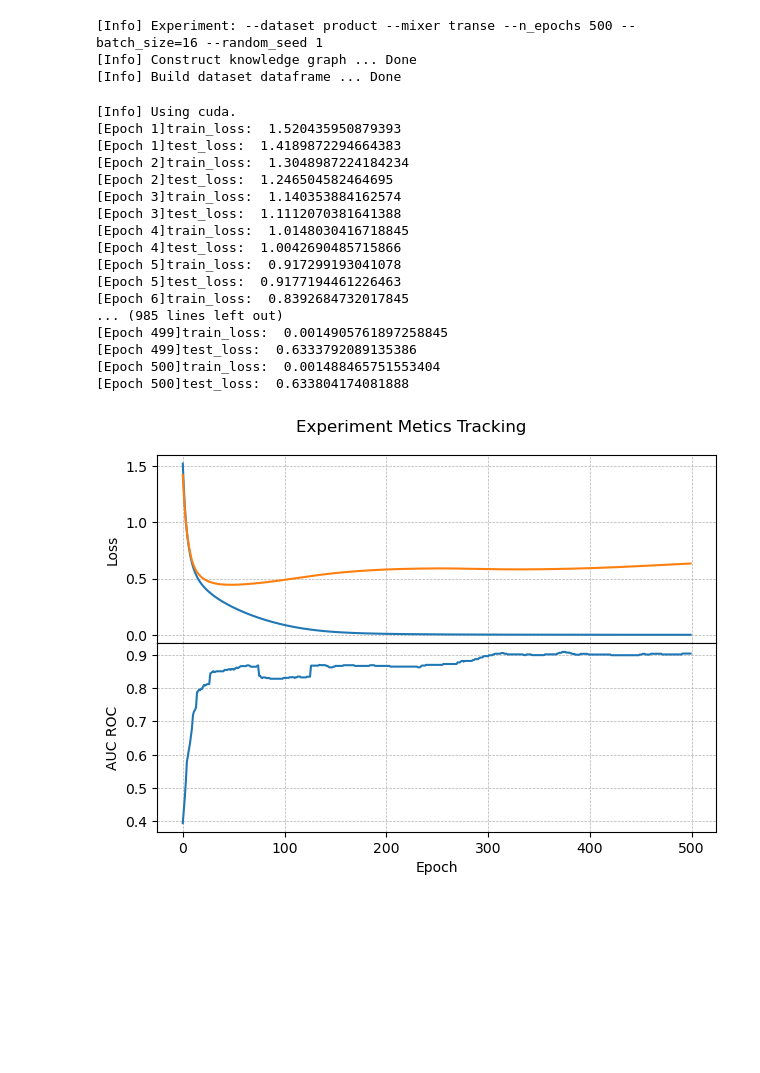
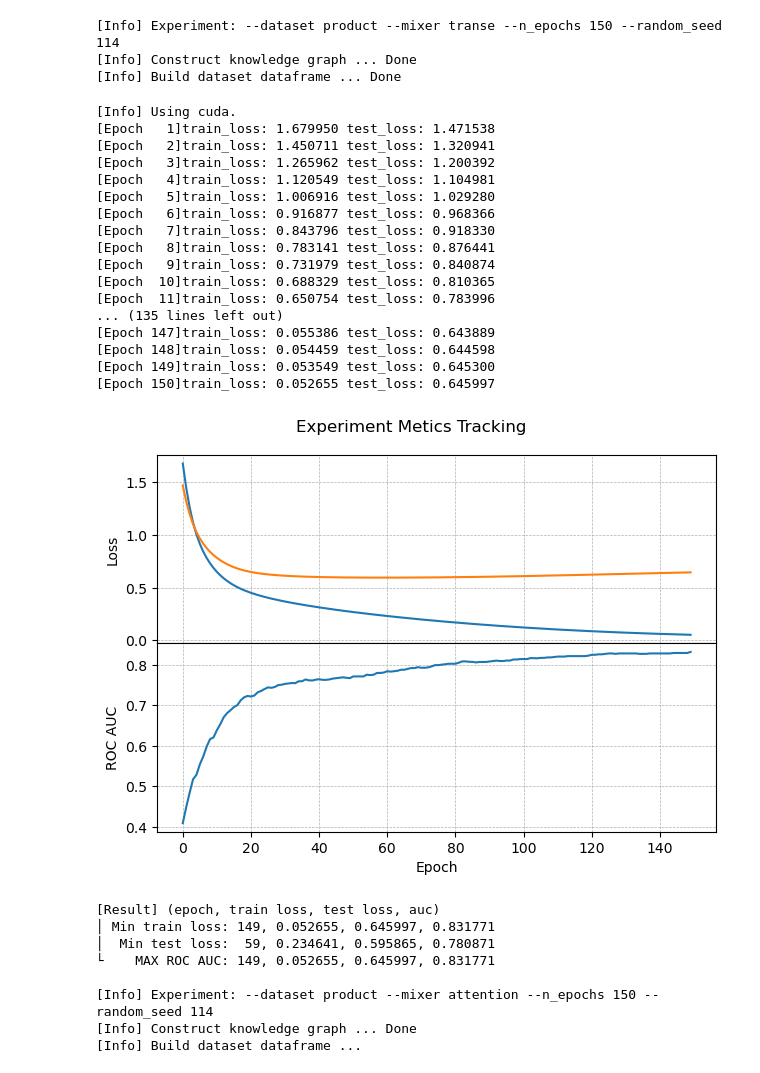
Before and after one commit to zzaebok/KGCN-pytorch, a Jupyter notebook: batch_experiments.ipynb, the cells around one changed output. Saved outputs shown, nothing was run; the diff lists cells and outputs as text; code cells hidden in the pictures; blank space fills up the shorter version.

Commit message:
Improve print-out for experiment

```diff
--- a/batch_experiments.ipynb
+++ b/batch_experiments.ipynb
@@ -12,7 +22,9 @@ batch_arguments = [
 ]
 # %%
 def plot_result(result):
-    # fig, (ax1,ax2) = plt.subplots(2,1, figsize=(10,6))
+    """
+    :param result: A tuple, (loss_list, test_loss_list, auc_score_list)
+    """
     fig = plt.figure()
     gs = fig.add_gridspec(2, hspace=0)
     ax1, ax2 = gs.subplots(sharex=True)
@@ -20,42 +32,66 @@ def plot_result(result):
 
     ax1.plot(result[0], label='Train Loss')
     ax1.plot(result[1], label='Evaluation Loss')
-    ax2.plot(result[2], label='AUC ROC')
+    ax2.plot(result[2], label='ROC AUC')
 
     ax1.set(ylabel='Loss')
     ax1.grid(linestyle = '--', linewidth = 0.5)
-    ax2.set(xlabel='Epoch', ylabel='AUC ROC')
+    ax2.set(xlabel='Epoch', ylabel='ROC AUC')
     ax2.grid(linestyle = '--', linewidth = 0.5)
 
     plt.tight_layout()
 
     plt.show()
+
+def print_result_summary(result):
+    train = np.array(result[0])
+    test = np.array(result[1])
+    auc = np.array(result[2])
+
+    i = np.argmin(train)
+    j = np.argmin(test)
+    k = np.argmax(auc)
+    print('[Result] (epoch, train loss, test loss, auc)')
+    print(f'│ Min train loss: {i:>3}, {train[i]:2.6f}, {test[i]:2.6f}, {auc[i]:2.6f}')
+    print(f'│  Min test loss: {j:>3}, {train[j]:2.6f}, {test[j]:2.6f}, {auc[j]:2.6f}')
+    print(f'└    MAX ROC AUC: {k:>3}, {train[k]:2.6f}, {test[k]:2.6f}, {auc[k]:2.6f}')
 # %%
-results = []
+# Show result
 for arg in batch_arguments:
     print(f'[Info] Experiment: {arg}')
     result = KGCN.experiment(arg)
     plot_result(result)
-    results.append(result)
+    print_result_summary(result)
+    print()
+
+    # Remember to check the convergence speed, performance at convergence, best AUC
 # %% [output]
-[Info] Experiment: --dataset product --mixer transe --n_epochs 500 --batch_size=16 --random_seed 1
+[Info] Experiment: --dataset product --mixer transe --n_epochs 150 --random_seed 114
 [Info] Construct knowledge graph ... Done
 [Info] Build dataset dataframe ... Done
 [Info] Using cuda.
-[Epoch 1]train_loss:  1.520435950879393
-[Epoch 1]test_loss:  1.4189872294664383
-[Epoch 2]train_loss:  1.3048987224184234
-[Epoch 2]test_loss:  1.246504582464695
-[Epoch 3]train_loss:  1.140353884162574
-[Epoch 3]test_loss:  1.1112070381641388
-[Epoch 4]train_loss:  1.0148030416718845
-[Epoch 4]test_loss:  1.0042690485715866
-[Epoch 5]train_loss:  0.917299193041078
-[Epoch 5]test_loss:  0.9177194461226463
-[Epoch 6]train_loss:  0.8392684732017845
-... (985 lines left out)
-[Epoch 499]train_loss:  0.0014905761897258845
-[Epoch 499]test_loss:  0.6333792089135386
-[Epoch 500]train_loss:  0.001488465751553404
-[Epoch 500]test_loss:  0.633804174081888
+[Epoch   1]train_loss: 1.679950 test_loss: 1.471538
+[Epoch   2]train_loss: 1.450711 test_loss: 1.320941
+[Epoch   3]train_loss: 1.265962 test_loss: 1.200392
+[Epoch   4]train_loss: 1.120549 test_loss: 1.104981
+[Epoch   5]train_loss: 1.006916 test_loss: 1.029280
+[Epoch   6]train_loss: 0.916877 test_loss: 0.968366
+[Epoch   7]train_loss: 0.843796 test_loss: 0.918330
+[Epoch   8]train_loss: 0.783141 test_loss: 0.876441
+[Epoch   9]train_loss: 0.731979 test_loss: 0.840874
+[Epoch  10]train_loss: 0.688329 test_loss: 0.810365
+[Epoch  11]train_loss: 0.650754 test_loss: 0.783996
+... (135 lines left out)
+[Epoch 147]train_loss: 0.055386 test_loss: 0.643889
+[Epoch 148]train_loss: 0.054459 test_loss: 0.644598
+[Epoch 149]train_loss: 0.053549 test_loss: 0.645300
+[Epoch 150]train_loss: 0.052655 test_loss: 0.645997
-[figure, old version]
+[figure, new version]
+[Result] (epoch, train loss, test loss, auc)
+│ Min train loss: 149, 0.052655, 0.645997, 0.831771
+│  Min test loss:  59, 0.234641, 0.595865, 0.780871
+└    MAX ROC AUC: 149, 0.052655, 0.645997, 0.831771
+
+[Info] Experiment: --dataset product --mixer attention --n_epochs 150 --random_seed 114
+[Info] Construct knowledge graph ... Done
+[Info] Build dataset dataframe ...
```
Also changed, not shown: parts of 2 cells of this notebook, 2 other files.
